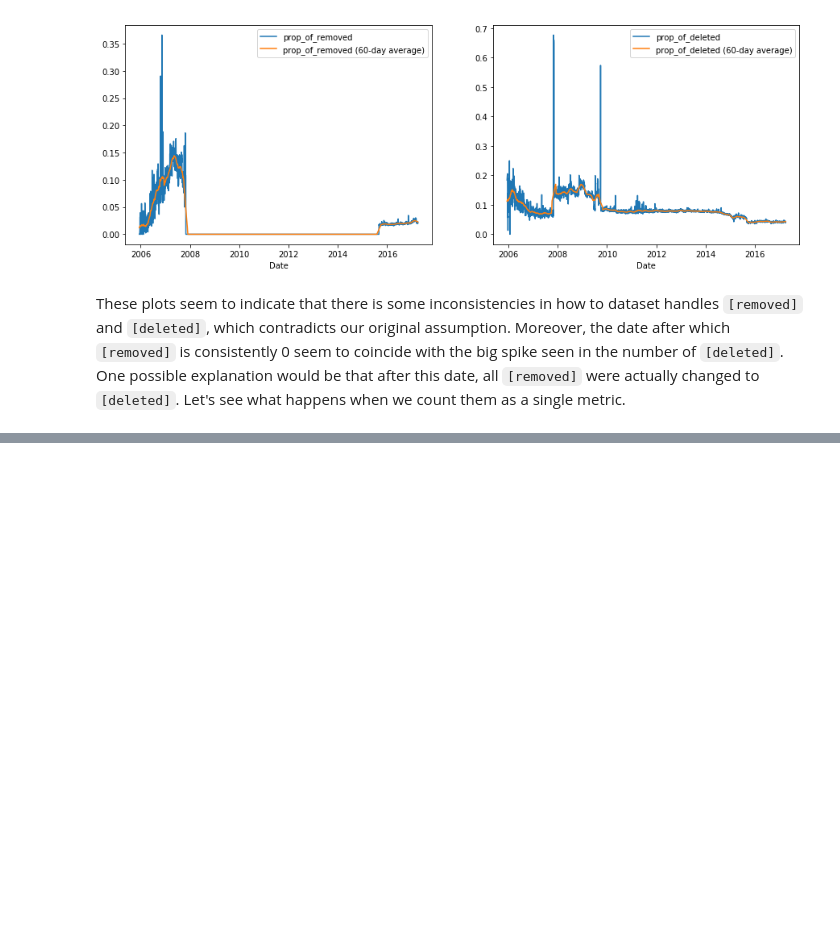
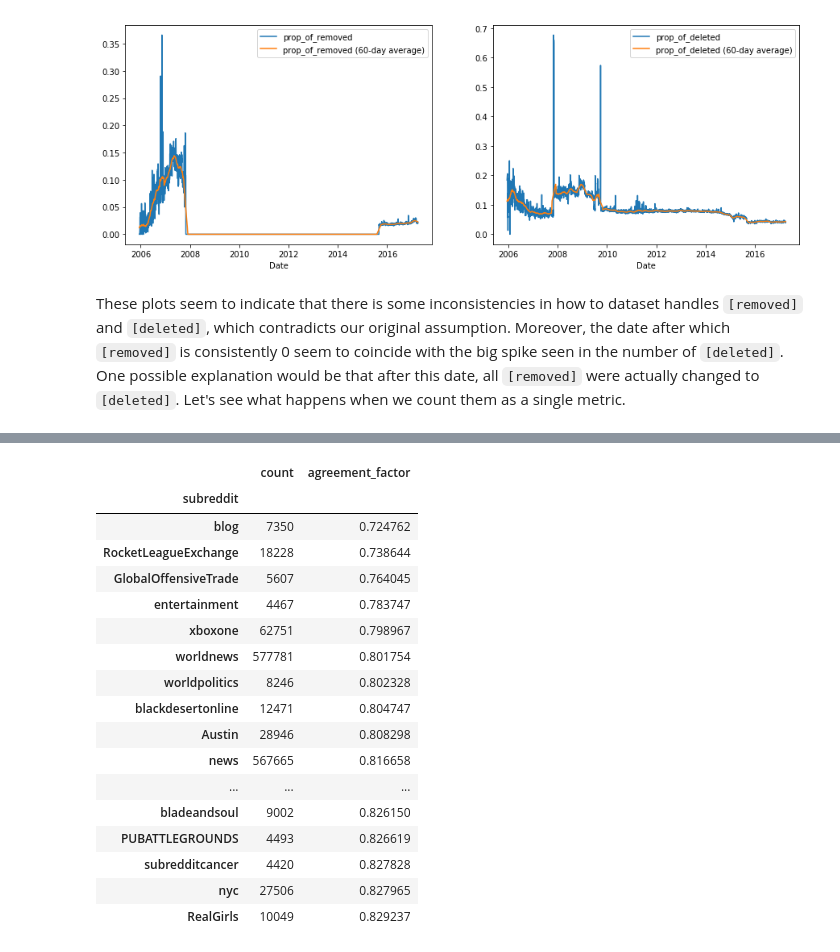
Before and after one commit to MetaHG/Reddit-opinions-polarization, a Jupyter notebook: notebooks/DataCollection.ipynb, the cells around one changed output, grey strips where cells are left out. Cells and saved outputs as stored; diff of their text form; code cells hidden in the pictures; blank space fills up the shorter version.

Commit message:
Fix some errors in DataCollection, add chapter about agreement per subreddit

```diff
--- a/notebooks/DataCollection.ipynb
+++ b/notebooks/DataCollection.ipynb
@@ -21,6 +21,7 @@ from pyspark.sql.types import *
 # %%
 spark = SparkSession.builder.getOrCreate()
 # %%
+# Load all datasets
 metrics = spark.read.load('../data/dataset_metrics.parquet').toPandas()
 score_metrics = spark.read.load('../data/score_metrics.parquet').toPandas().set_index('score')
 comments = spark.read.load('../data/sample.parquet')
@@ -28,3 +29,4 @@ comments.registerTempTable("comments")
 daily_metrics_full = spark.read.load('../data/daily_metrics_full.parquet').toPandas().set_index('created')
 daily_metrics_full_deleted = spark.read.load('../data/daily_metrics_full_deleted.parquet').toPandas().set_index('created')
 daily_metrics_no_avg = spark.read.load('../data/daily_metrics_no_avg.parquet').toPandas().set_index('created')
+subreddit_agreement = spark.read.load('../data/subreddit_agreement.parquet').toPandas().set_index('subreddit')
@@ -185,0 +194,21 @@ plot_daily_metric(daily_metrics_full, "prop_of_removed_and_deleted")
+# %%
+subreddit_agreement[subreddit_agreement['count'] > 3000][['count', 'agreement_factor']].sort_values('agreement_factor').head(20)
+# %% [output]
+|  | count | agreement_factor |
+| subreddit |  |  |
+| blog | 7350 | 0.724762 |
+| RocketLeagueExchange | 18228 | 0.738644 |
+| GlobalOffensiveTrade | 5607 | 0.764045 |
+| entertainment | 4467 | 0.783747 |
+| xboxone | 62751 | 0.798967 |
+| worldnews | 577781 | 0.801754 |
+| worldpolitics | 8246 | 0.802328 |
+| blackdesertonline | 12471 | 0.804747 |
+| Austin | 28946 | 0.808298 |
+| news | 567665 | 0.816658 |
+| ... | ... | ... |
+| bladeandsoul | 9002 | 0.826150 |
+| PUBATTLEGROUNDS | 4493 | 0.826619 |
+| subredditcancer | 4420 | 0.827828 |
+| nyc | 27506 | 0.827965 |
+| RealGirls | 10049 | 0.829237 |
```
Also changed, not shown: parts of 26 cells of this notebook, 3 other files.
